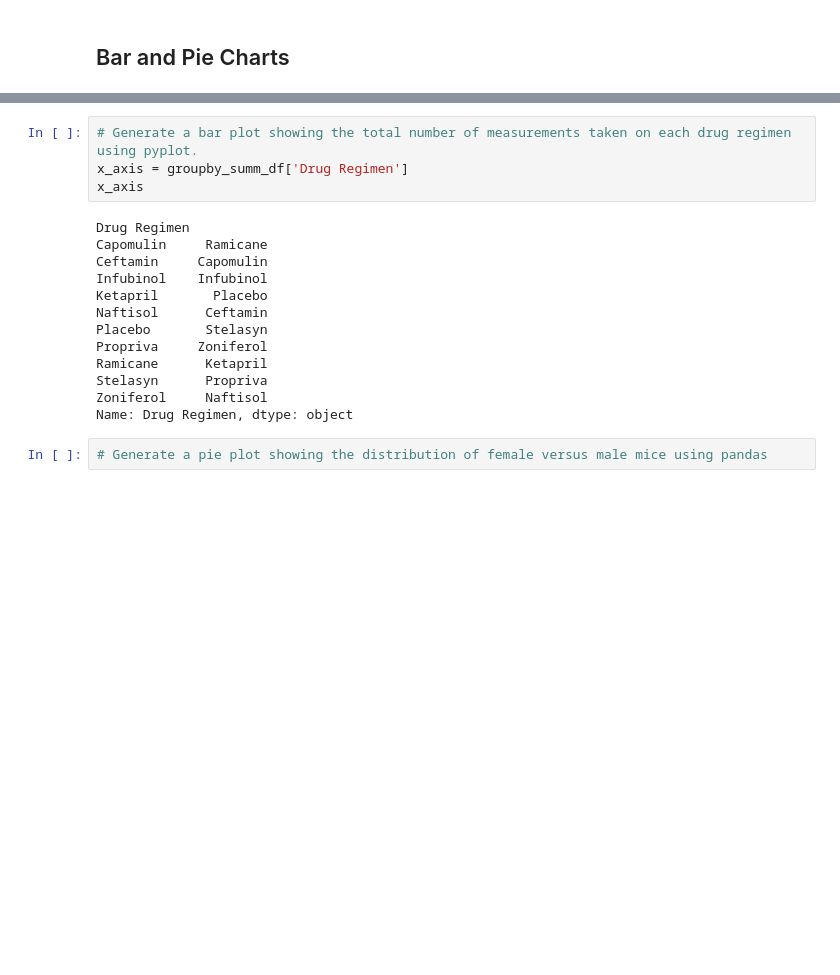
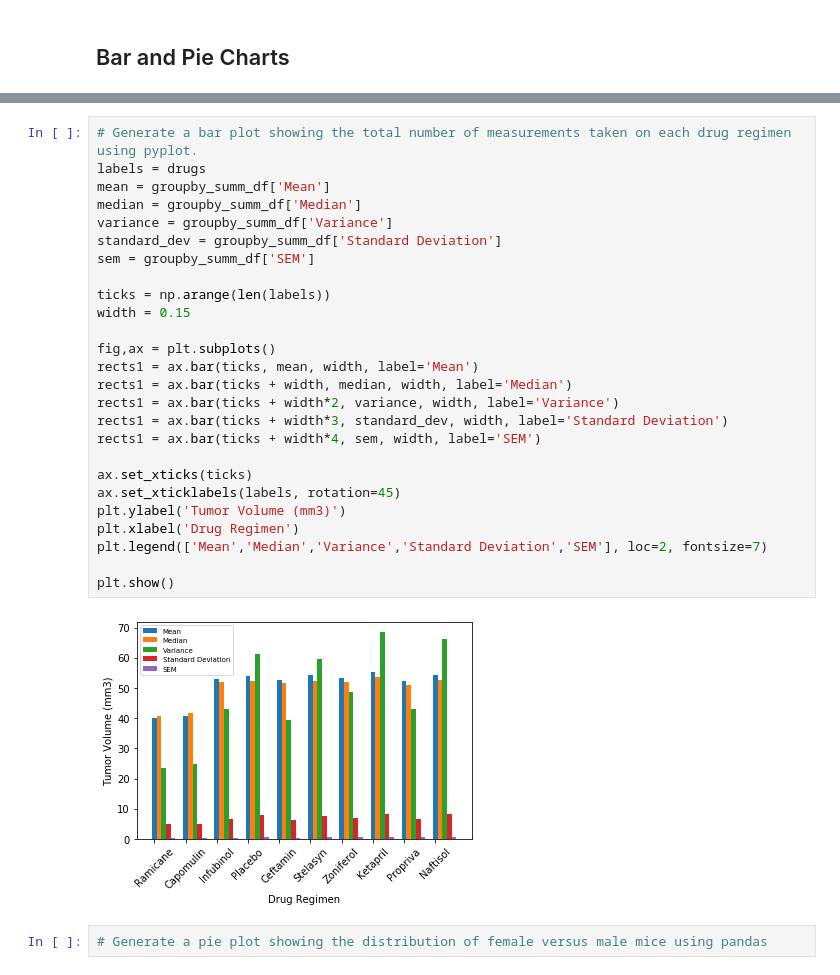
Before and after one commit to KristaJoy/madplotlib-challenge, a Jupyter notebook: pymaceuticals.ipynb, the cells around one changed output, grey strips where cells are left out. Saved outputs shown, nothing was run; the diff lists cells and outputs as text; blank space fills up the shorter version.

```diff
--- a/pymaceuticals.ipynb
+++ b/pymaceuticals.ipynb
@@ -191,20 +191,31 @@ plt.legend(['Mean','Median','Variance','Standard Deviation','SEM'], loc=2, fonts
-# %%
-# Generate a bar plot showing the total number of measurements taken on each drug regimen using pyplot.
-x_axis = groupby_summ_df['Drug Regimen']
-x_axis
-# %% [output]
-Drug Regimen
-Capomulin     Ramicane
-Ceftamin     Capomulin
-Infubinol    Infubinol
-Ketapril       Placebo
-Naftisol      Ceftamin
-Placebo       Stelasyn
-Propriva     Zoniferol
-Ramicane      Ketapril
-Stelasyn      Propriva
-Zoniferol     Naftisol
-Name: Drug Regimen, dtype: object
+# %%
+# Generate a bar plot showing the total number of measurements taken on each drug regimen using pyplot.
+labels = drugs
+mean = groupby_summ_df['Mean']
+median = groupby_summ_df['Median']
+variance = groupby_summ_df['Variance']
+standard_dev = groupby_summ_df['Standard Deviation']
+sem = groupby_summ_df['SEM']
+
+ticks = np.arange(len(labels))
+width = 0.15
+
+fig,ax = plt.subplots()
+rects1 = ax.bar(ticks, mean, width, label='Mean')
+rects1 = ax.bar(ticks + width, median, width, label='Median')
+rects1 = ax.bar(ticks + width*2, variance, width, label='Variance')
+rects1 = ax.bar(ticks + width*3, standard_dev, width, label='Standard Deviation')
+rects1 = ax.bar(ticks + width*4, sem, width, label='SEM')
+
+ax.set_xticks(ticks)
+ax.set_xticklabels(labels, rotation=45)
+plt.ylabel('Tumor Volume (mm3)')
+plt.xlabel('Drug Regimen')
+plt.legend(['Mean','Median','Variance','Standard Deviation','SEM'], loc=2, fontsize=7)
+
+plt.show()
+# %% [output]
+[figure, added]
 # %%
 # Generate a pie plot showing the distribution of female versus male mice using pandas
 # %%
```
Also changed, not shown: parts of 4 cells of this notebook.
